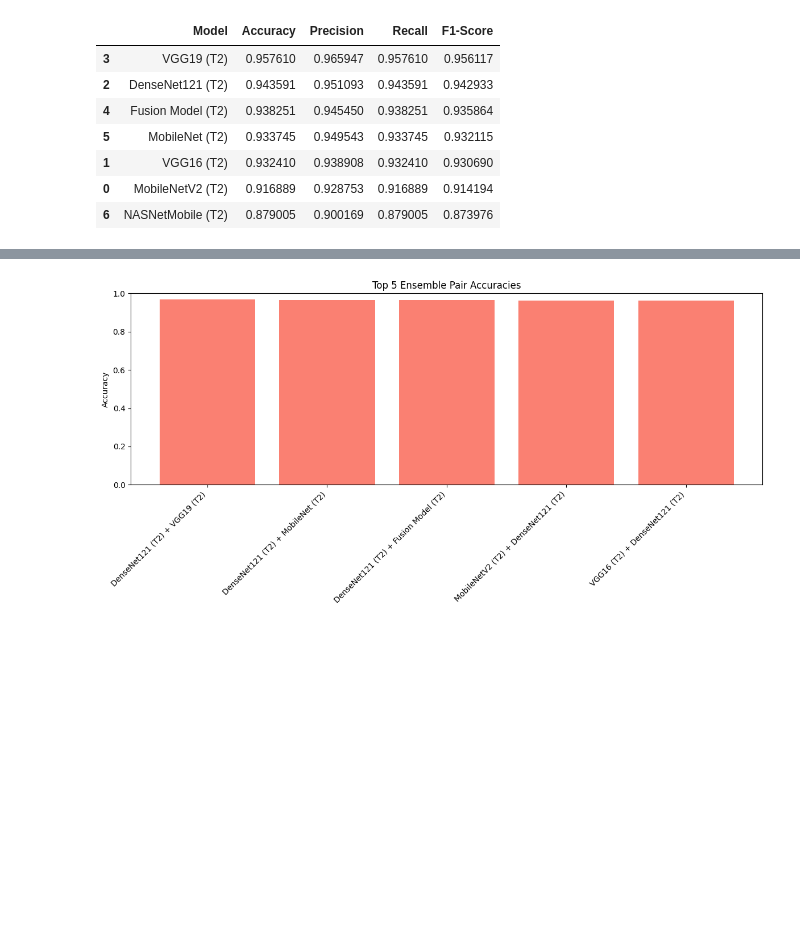
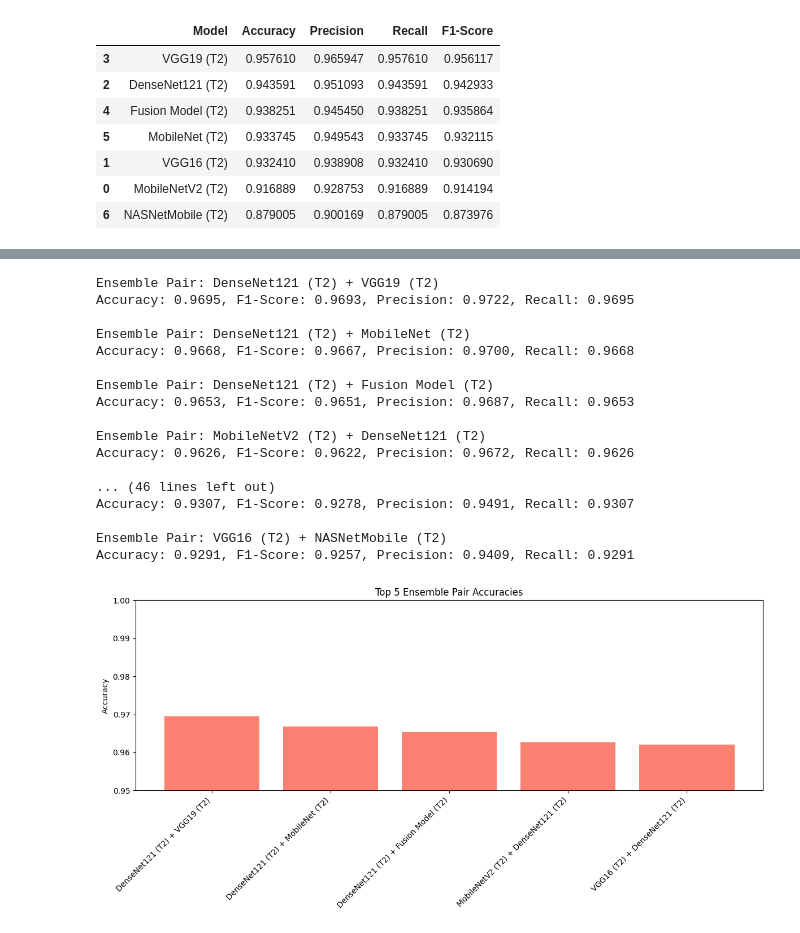
Before and after one commit to ajm2004/SignLanguageApp, a Jupyter notebook: dataAndResultAnalysis.ipynb, the cells around one changed output, grey strips where cells are left out. Drawn from its saved outputs; the diff is of its cells as text; code cells hidden in the pictures; blank space fills up the shorter version.

```diff
--- a/dataAndResultAnalysis.ipynb
+++ b/dataAndResultAnalysis.ipynb
@@ -18,7 +18,7 @@ from PIL import Image
 #### Define Dataset Path and Basic Information
 # %%
 # Define the path to your dataset (folder structure: dataset -> classes -> images)
-data_dir = 'SLangDataset/new_Blmark_data_reduced'
+data_dir = 'SLangDataset/UnseenTest_Pipeline-2'
 
 # Get the list of class directories
 classes = [d for d in os.listdir(data_dir) if os.path.isdir(os.path.join(data_dir, d))]
@@ -335,19 +335,19 @@ import matplotlib.pyplot as plt
 import numpy as np
 import pandas as pd
 from itertools import combinations
-from sklearn.metrics import confusion_matrix, classification_report, accuracy_score, roc_curve, auc
+from sklearn.metrics import confusion_matrix, classification_report, accuracy_score, roc_curve, auc, f1_score, precision_score, recall_score
 from sklearn.preprocessing import label_binarize
 
 # Ensure 'predictions' is a dictionary mapping model names to prediction arrays.
-# If 'models' is not defined, load the models from 'models_dict'.
-if 'models' not in globals():
+# If 'models' is empty, load the models from 'models_dict'.
+if not models:
     from tensorflow.keras.models import load_model
     models = {}
     for name, path in models_dict.items():
         models[name] = load_model(path)
 
-# Compute predictions for each model if 'predictions' is not a dict.
-if not isinstance(predictions, dict):
+# Compute predictions for each model if 'predictions' is empty.
+if not predictions:
     predictions = {name: models[name].predict(test_generator) for name in models}
 
 # Again, ensure class_names and number of classes are set correctly
@@ -356,6 +356,9 @@ n_classes = len(class_names)
 
 # Dictionaries for ensemble accuracies, predictions and confusion matrices
 ensemble_accuracies = {}
+ensemble_f1_scores = {}
+ensemble_precision_scores = {}
+ensemble_recall_scores = {}
 ensemble_predictions = {}  # stores ensemble prediction arrays
 ensemble_confusion_matrices = {}
 
@@ -366,7 +369,13 @@ for model_pair in combinations(predictions.keys(), 2):
     ens_preds = (predictions[model_pair[0]] + predictions[model_pair[1]]) / 2.0
     ens_classes = np.argmax(ens_preds, axis=1)
     acc = accuracy_score(test_generator.classes, ens_classes)
+    f1 = f1_score(test_generator.classes, ens_classes, average='macro')
+    precision = precision_score(test_generator.classes, ens_classes, average='macro')
+    recall = recall_score(test_generator.classes, ens_classes, average='macro')
     ensemble_accuracies[pair_name] = acc
+    ensemble_f1_scores[pair_name] = f1
+    ensemble_precision_scores[pair_name] = precision
+    ensemble_recall_scores[pair_name] = recall
     ensemble_predictions[pair_name] = ens_preds
 
     # Compute confusion matrix with proper label order
@@ -374,17 +383,41 @@ for model_pair in combinations(predictions.keys(), 2):
     ensemble_confusion_matrices[pair_name] = cm
 
 # Create a DataFrame to display ensemble accuracies
-ensemble_acc_df = pd.DataFrame.from_dict(ensemble_accuracies, orient='index', columns=['Accuracy'])
-ensemble_acc_df.sort_values(by='Accuracy', ascending=False, inplace=True)
-print("Ensemble Pair Accuracies (All Pairs):")
-display(ensemble_acc_df)
+# ensemble_acc_df = pd.DataFrame.from_dict(ensemble_accuracies, orient='index', columns=['Accuracy'])
+# ensemble_acc_df.sort_values(by='Accuracy', ascending=False, inplace=True)
+# print("Ensemble Pair Metrics (All Pairs):")
+# display(ensemble_acc_df)
+# display(ensemble_acc_df.describe())
+
+# Create DataFrame for ensemble all scores
+ensemble_scores_df = pd.DataFrame.from_dict({
+    'Accuracy': ensemble_accuracies,
+    'F1-Score': ensemble_f1_scores,
+    'Precision': ensemble_precision_scores,
+    'Recall': ensemble_recall_scores
+})
+ensemble_scores_df.sort_values(by='Accuracy', ascending=False, inplace=True)
+
+# Display summary statistics for ensemble scores
+print("Ensemble Pair Metrics (All Pairs):")
+display(ensemble_scores_df)
+display(ensemble_scores_df.describe())
+
+# Print scores for each ensemble pair not in table
+for pair_name, scores in ensemble_scores_df.iterrows():
+    print(f"Ensemble Pair: {pair_name}")
+    print(f"Accuracy: {scores['Accuracy']:.4f}, F1-Score: {scores['F1-Score']:.4f}, "
+          f"Precision: {scores['Precision']:.4f}, Recall: {scores['Recall']:.4f}")
+    print()
+
+
 
 # Plot bar diagram for ensemble accuracies (Top 5 pairs)
 top_5 = ensemble_acc_df.head(5)
 plt.figure(figsize=(12, 6))
 plt.bar(top_5.index, top_5['Accuracy'], color='salmon')
 plt.ylabel('Accuracy')
-plt.ylim([0.0, 1.0])
+plt.ylim([0.95, 1.0])
 plt.title('Top 5 Ensemble Pair Accuracies')
 plt.xticks(rotation=45, ha='right')
 plt.tight_layout()
@@ -473,3 +508,20 @@ Ensemble Pair Accuracies (All Pairs):
+Ensemble Pair: DenseNet121 (T2) + VGG19 (T2)
+Accuracy: 0.9695, F1-Score: 0.9693, Precision: 0.9722, Recall: 0.9695
+
+Ensemble Pair: DenseNet121 (T2) + MobileNet (T2)
+Accuracy: 0.9668, F1-Score: 0.9667, Precision: 0.9700, Recall: 0.9668
+
+Ensemble Pair: DenseNet121 (T2) + Fusion Model (T2)
+Accuracy: 0.9653, F1-Score: 0.9651, Precision: 0.9687, Recall: 0.9653
+
+Ensemble Pair: MobileNetV2 (T2) + DenseNet121 (T2)
+Accuracy: 0.9626, F1-Score: 0.9622, Precision: 0.9672, Recall: 0.9626
+
+... (46 lines left out)
+Accuracy: 0.9307, F1-Score: 0.9278, Precision: 0.9491, Recall: 0.9307
+
+Ensemble Pair: VGG16 (T2) + NASNetMobile (T2)
+Accuracy: 0.9291, F1-Score: 0.9257, Precision: 0.9409, Recall: 0.9291
-[figure, old version]
+[figure, new version]
 [figure]
 [figure]
```
Also changed, not shown: parts of 3 cells of this notebook, 4 other files.
